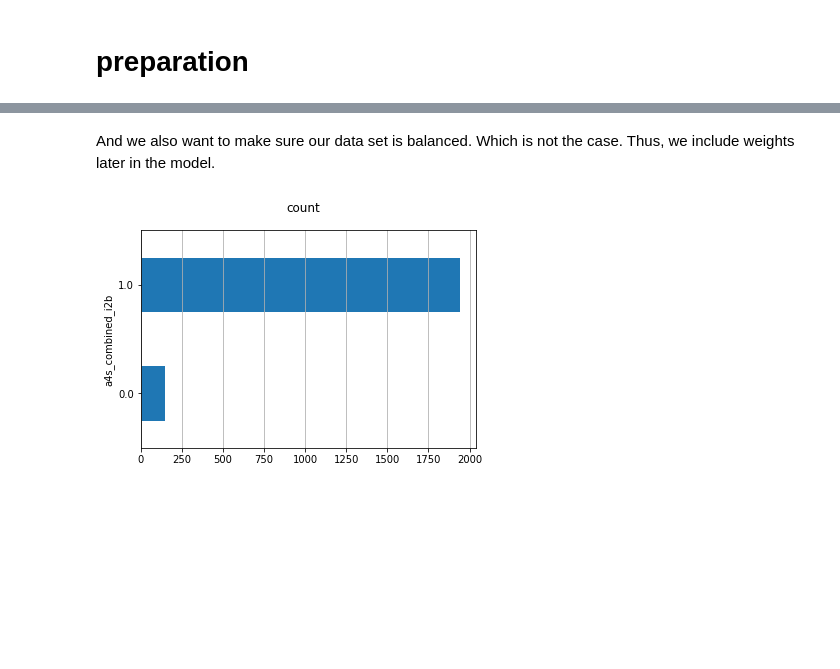
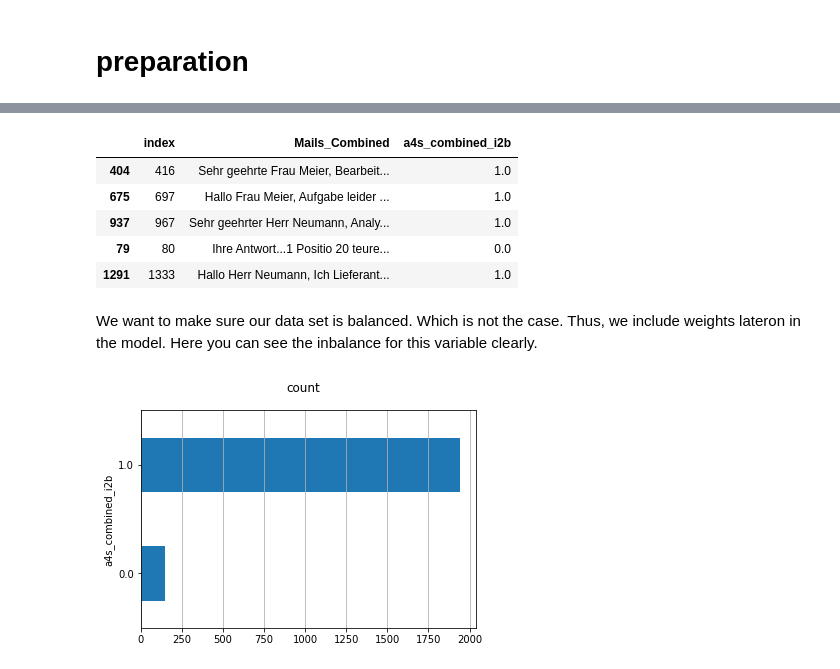
Before and after one commit to maychr/hello-world, a Jupyter notebook: azubi_evaluation_uni_mannheim/code/Project_Notebook_Chris_word2vec.ipynb, the cells around one changed output, grey strips where cells are left out. Cells and saved outputs as stored; diff of their text form; code cells hidden in the pictures; blank space fills up the shorter version.

```diff
--- a/azubi_evaluation_uni_mannheim/code/Project_Notebook_Chris_word2vec.ipynb
+++ b/azubi_evaluation_uni_mannheim/code/Project_Notebook_Chris_word2vec.ipynb
@@ -700,5 +746,14 @@ azubi_df_mails_and_scored_combined.sample(10)
+# %%
+azubi_df_mails_and_scored_combined.sample(5)
+# %% [output]
+|  | index | Mails_Combined | a4s_combined_i2b |
+| 404 | 416 | Sehr geehrte Frau Meier, Bearbeit... | 1.0 |
+| 675 | 697 | Hallo Frau Meier, Aufgabe leider ... | 1.0 |
+| 937 | 967 | Sehr geehrter Herr Neumann, Analy... | 1.0 |
+| 79 | 80 | Ihre Antwort...1 Positio 20 teure... | 0.0 |
+| 1291 | 1333 | Hallo Herr Neumann, Ich Lieferant... | 1.0 |
 # %% [markdown]
-And we also want to make sure our data set is balanced. Which is not the case. Thus, we include weights later in the model.
+We want to make sure our data set is balanced. Which is not the case. Thus, we include weights lateron in the model. Here you can see the inbalance for this variable clearly.
 # %%
 fig, ax = plt.subplots()
 fig.suptitle("count", fontsize=12)
```
Also changed, not shown: parts of 40 cells of this notebook.
